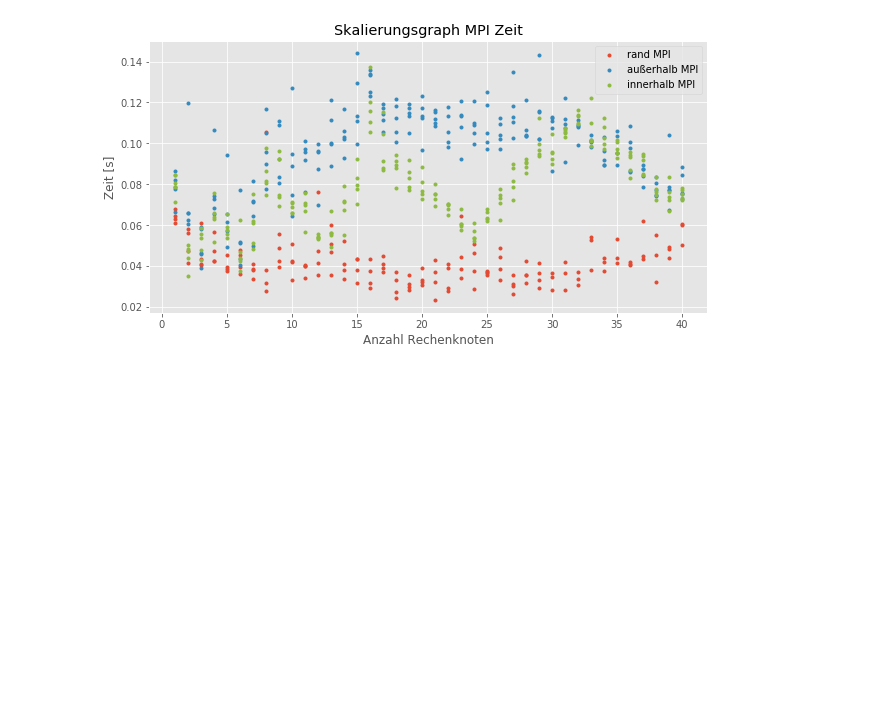
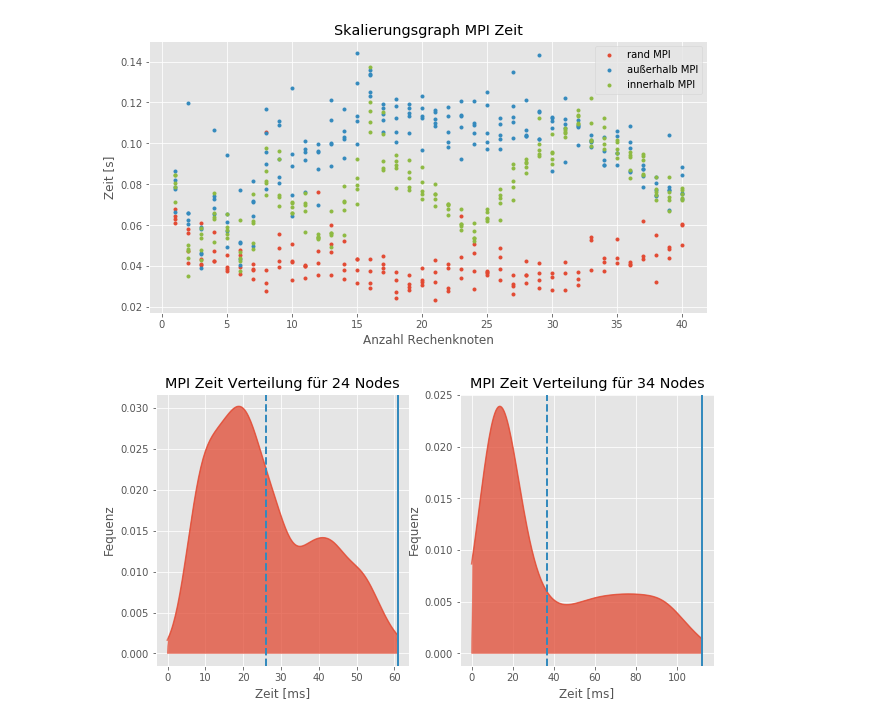
Before and after one commit to eragp/mandelbrot, a Jupyter notebook: eval/scalingGraph/scaling_graph.ipynb, the cells around one changed output. Saved outputs shown, nothing was run; the diff lists cells and outputs as text; code cells hidden in the pictures; blank space fills up the shorter version.

```diff
--- a/eval/scalingGraph/scaling_graph.ipynb
+++ b/eval/scalingGraph/scaling_graph.ipynb
@@ -248 +298,26 @@ plt.show()
+# %%
+def load_json2(path):
+    with open(path) as f:
+        data = json.load(f)
+    timings = []
+    for d in data["datapoints"]:
+        s = d["setting"]
+        comp = list(map(lambda x: (x["computationTime"]),
+                       sorted(d["data"]["workers"], key=lambda x: x["rank"])))
+        mpi = list(map(lambda x: (x["mpiTime"]),
+                       sorted(d["data"]["workers"], key=lambda x: x["rank"])))
+        for c, m in zip(comp, mpi):
+            timings.append((c, m, s['nodeCount']))
+    return timings
+# %%
+lowMPI = np.asarray([t[1] for t in load_json2(inside_path) if t[2] == 24]) / 1e3
+highMPI = np.asarray([t[1] for t in load_json2(inside_path) if t[2] == 34]) / 1e3
+
+fig, axs = plt.subplots(1, 2, figsize=(10,5))
+histogram(axs[0], lowMPI, 'Zeit [ms]', 'Fequenz', "MPI Zeit Verteilung für 24 Nodes")
+histogram(axs[1], highMPI, 'Zeit [ms]', 'Fequenz', "MPI Zeit Verteilung für 34 Nodes")
+
+plt.show()
+# %% [output]
+[figure, added]
 # %%
```
Also changed, not shown: parts of 5 cells of this notebook, 23 other files.
